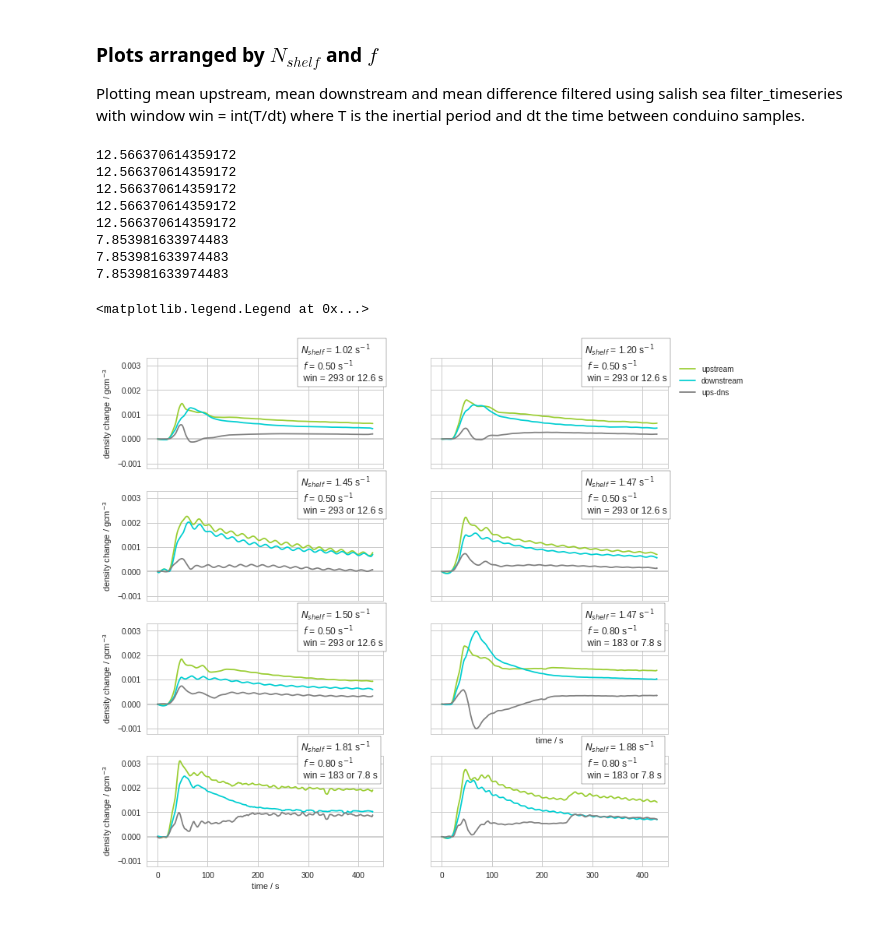
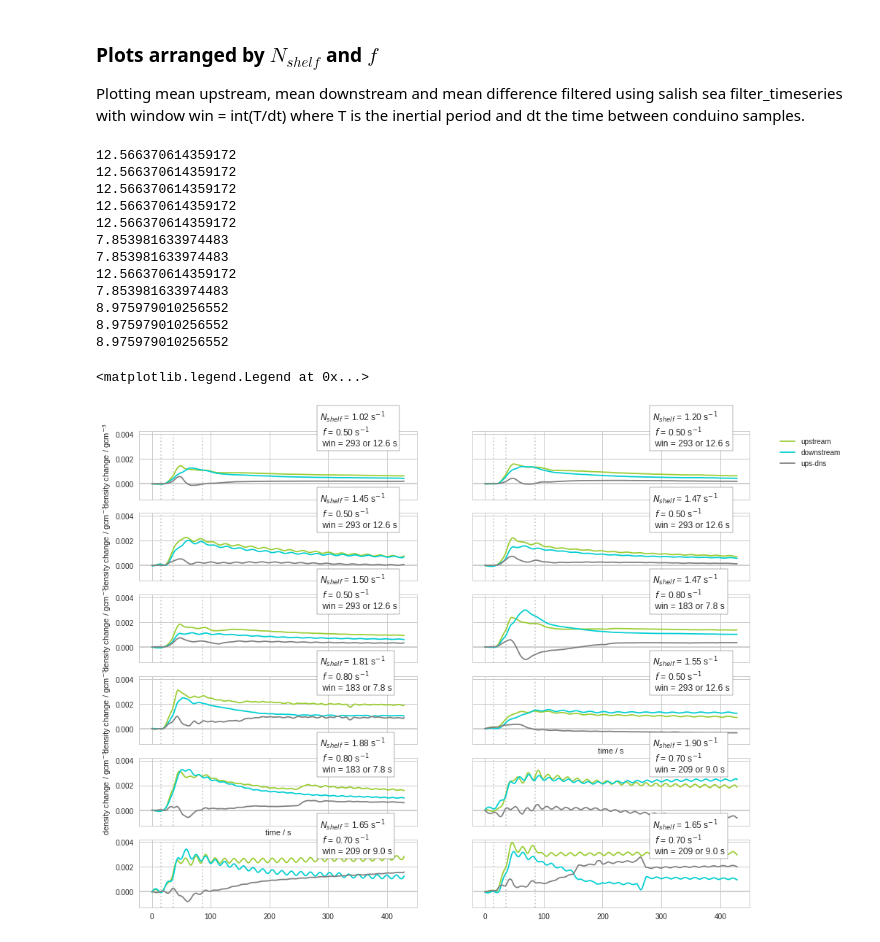
Before and after one commit to UBC-MOAD/MultipleCanyons, a Jupyter notebook: lab/Conduino/notebooks/all_experiments_two_canyons.ipynb, the cells around one changed output. Saved outputs shown, nothing was run; the diff lists cells and outputs as text; code cells hidden in the pictures.

```diff
--- a/lab/Conduino/notebooks/all_experiments_two_canyons.ipynb
+++ b/lab/Conduino/notebooks/all_experiments_two_canyons.ipynb
@@ -204,3 +271,9 @@ exp_Norder = [A02,A03,A05,A04,A01,A07,A06,A08]
+# %%
+exp_dicts = [T01,T02,T03,T04,T05,T06,T07,T08,T09,T10,T11,T12]
+exp_num = len(exp_dicts) # number of experiment dictionaries
+
+colors = ['teal','darkorange','yellowgreen', 'tan']
+exp_Norder = [T02,T03,T05,T04,T01,T07,T06,T09,T08,T10,T11,T12]
 # %% [markdown]
 ### READINGS
 # %%
@@ -264,13 +337,18 @@ for exp, kk in zip(exp_dicts, range(exp_num)):
     avg2 = np.zeros_like(time)
     avg3 = np.zeros_like(time)
     for ii,col in zip(range(len(exp['run_files'])),colors):
+
         filepath = exp['dir']+exp['run_files'][ii]
         mat = sio.loadmat(filepath, squeeze_me=True)
         P1 = mat['ch1']
         P2 = mat['ch2']
         time = mat['time']
-        dens1 = ctools.densANK1_06Jul19(P1)
-        dens2 = ctools.densANK2_06Jul19(P2)
+        if exp['calibration']=='09Aug19':
+            dens1 = ctools.densANK1_09Aug19(P1)
+            dens2 = ctools.densANK2_09Aug19(P2)
+        else:
+            dens1 = ctools.densANK1_17Aug19(P1)
+            dens2 = ctools.densANK2_17Aug19(P2)
         ax[kk,0].plot(time, dens1-dens1[0],'-',color=col, label='run %d' %ii)
         ax[kk,1].plot(time, dens2-dens2[0],'-',color=col, label='run %d' %ii)
         ax[kk,2].axhline(0, color='0.3')
@@ -351,13 +384,18 @@ for exp, kk in zip(exp_dicts, range(exp_num)):
     avg3 = np.zeros_like(time)
 
     for ii,col in zip(range(len(exp['run_files'])),colors):
+
         filepath = exp['dir']+exp['run_files'][ii]
         mat = sio.loadmat(filepath, squeeze_me=True)
         P1 = mat['ch1']
         P2 = mat['ch2']
         time = mat['time']
-        dens1 = ctools.densANK1_06Jul19(P1)
-        dens2 = ctools.densANK2_06Jul19(P2)
+        if exp['calibration']=='09Aug19':
+            dens1 = ctools.densANK1_09Aug19(P1)
+            dens2 = ctools.densANK2_09Aug19(P2)
+        else:
+            dens1 = ctools.densANK1_17Aug19(P1)
+            dens2 = ctools.densANK2_17Aug19(P2)
         ax[2].axhline(0, color='0.3')
         label = '$N_{sb}$=%1.2f s$^{-1}$, $N_{shelf}$=%1.2f s$^{-1}$' %(exp["Nsb"],exp["Nshelf"])
         avg1 = avg1+(dens1-dens1[0])
@@ -372,6 +410,5 @@ for exp, kk in zip(exp_dicts, range(exp_num)):
 
 ax[0].set_xlabel('time / s')
 ax[1].set_xlabel('time / s')
-#plt.tight_layout()
 # %% [output]
 Text(0.5,0,'time / s')
@@ -453,9 +451,9 @@ def filter_timeseries(record, winlen=39):
 
     return filtered
 # %%
-fig, ((ax0,ax1),(ax2,ax3),(ax4,ax5),(ax6,ax7)) = plt.subplots(4, 2, figsize=(12,12), sharey=True, sharex=True)
+fig, ((ax0,ax1),(ax2,ax3),(ax4,ax5),(ax6,ax7),(ax8,ax9),(ax10,ax11)) = plt.subplots(6, 2, figsize=(15,12), sharey=True, sharex=True)
 
-axs = [ax0,ax1,ax2,ax3,ax4,ax5,ax6,ax7]
+axs = [ax0,ax1,ax2,ax3,ax4,ax5,ax6,ax7,ax8,ax9,ax10,ax11]
 
 for exp, kk, ax in zip(exp_Norder, range(exp_num), axs):
     avg1 = np.zeros_like(time)
@@ -463,48 +461,58 @@ for exp, kk, ax in zip(exp_Norder, range(exp_num), axs):
     avg3 = np.zeros_like(time)
 
     for ii,col in zip(range(len(exp['run_files'])),colors):
+
         filepath = exp['dir']+exp['run_files'][ii]
         mat = sio.loadmat(filepath, squeeze_me=True)
         P1 = mat['ch1']
         P2 = mat['ch2']
         dt = mat['dt']
         time = mat['time']
-        dens1 = ctools.densANK1_09Aug19(P1)
-        dens2 = ctools.densANK2_09Aug19(P2)
+        if exp['calibration']=='09Aug19':
+            dens1 = ctools.densANK1_09Aug19(P1)
+            dens2 = ctools.densANK2_09Aug19(P2)
+        else:
+            dens1 = ctools.densANK1_17Aug19(P1)
+            dens2 = ctools.densANK2_17Aug19(P2)
         avg1 = avg1+(dens1-dens1[0])
         avg2 = avg2+(dens2-dens2[0])
         avg3 = avg3+((dens1-dens1[0])-(dens2-dens2[0]))
 
     inertial_period = 1/((exp["fo"])/(2*np.pi))
     win = int(inertial_period/dt)
     print(inertial_period)
     ax.axhline(0, color='0.8')
+    plot_uprofile(ax)
     ax.text(0.65,0.8,'$N_{shelf}$ = %1.2f s$^{-1}$ \n $f$ = %1.2f s$^{-1}$ \n win = %d or %1.1f s' \
             %(exp["Nshelf"],exp["fo"],win, win*dt), transform=ax.transAxes,
             bbox=dict(facecolor='white', alpha=1) )
 
     ax.plot(time, filter_timeseries(avg1/(len(exp['run_files'])),winlen=win),'-',
             color='yellowgreen', label='upstream')
     ax.plot(time, filter_timeseries(avg2/(len(exp['run_files'])),winlen=win),'-',
             color='darkturquoise', label='downstream')
     ax.plot(time, filter_timeseries(avg3/(len(exp['run_files'])),winlen=win),
             '-',color='0.5', label='ups-dns')
 
 
-for ax in [ax0,ax2,ax4,ax6]:
+for ax in [ax0,ax2,ax4,ax6,ax8]:
     ax.set_ylabel('density change / gcm$^{-3}$')
-ax6.set_xlabel('time / s')
-ax5.set_xlabel('time / s')
+ax7.set_xlabel('time / s')
+ax8.set_xlabel('time / s')
 ax1.legend(bbox_to_anchor=(1.35,1))
 # %% [output]
 12.566370614359172
 12.566370614359172
 12.566370614359172
 12.566370614359172
 12.566370614359172
 7.853981633974483
 7.853981633974483
+12.566370614359172
 7.853981633974483
+8.975979010256552
+8.975979010256552
+8.975979010256552
 <matplotlib.legend.Legend at 0x...>
-[figure, old version]
+[figure, new version]
 # %%
```
Also changed, not shown: parts of 17 cells of this notebook, 6 other files.
